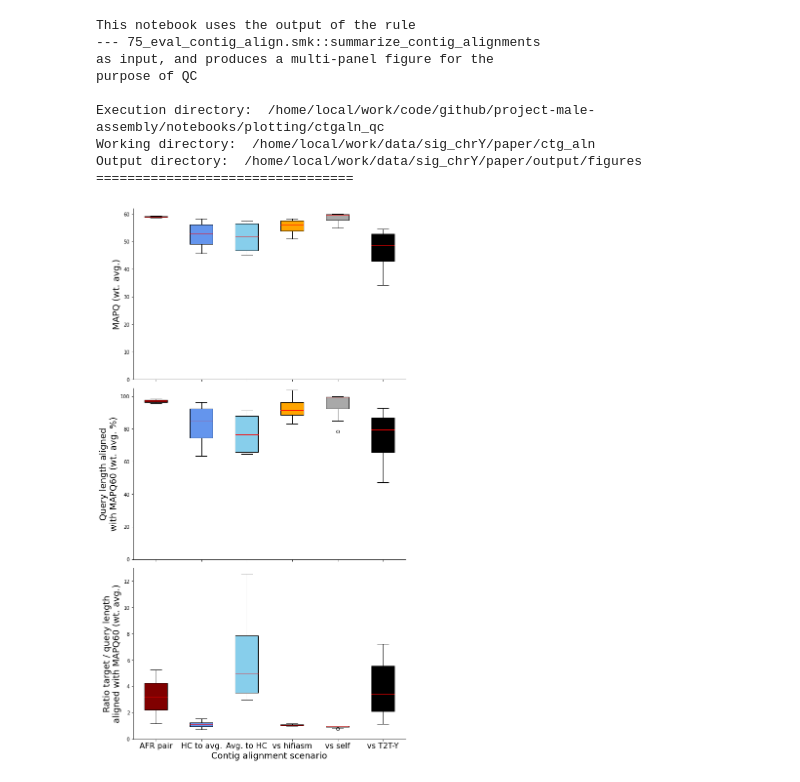
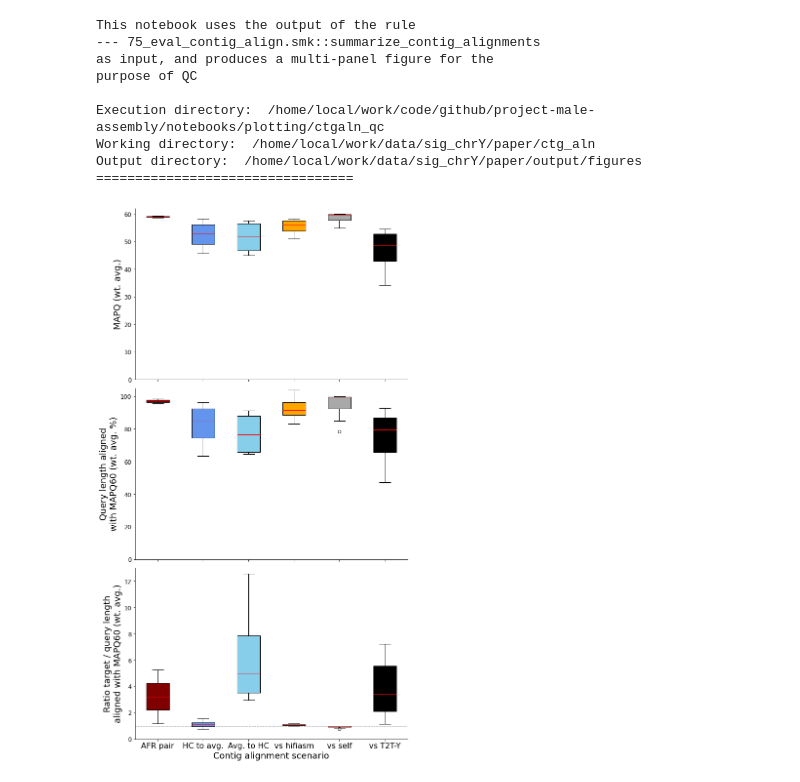
Before and after one commit to marschall-lab/project-male-assembly, a Jupyter notebook: notebooks/plotting/ctgaln_qc/ctgaln_multipanel_qc.ipynb, the cells around one changed output. Cells and saved outputs as stored; diff of their text form; code cells hidden in the pictures.

```diff
--- a/notebooks/plotting/ctgaln_qc/ctgaln_multipanel_qc.ipynb
+++ b/notebooks/plotting/ctgaln_qc/ctgaln_multipanel_qc.ipynb
@@ -13,7 +13,12 @@ as input, and produces a multi-panel figure for the
 purpose of QC
 """
 
+plt.rcParams['pdf.fonttype'] = 42
+plt.rcParams['ps.fonttype'] = 42
+
 print(desc)
+
+save_plots = True
 
 repo_dir = pl.Path('/home/local/work/code/github/project-male-assembly').resolve(strict=True)
 exec_dir = pl.Path('.').resolve(strict=True)
@@ -98,43 +103,47 @@ for axrow, (stat_label, stat_select, plot_type, stat_range) in enumerate(statist
     ax = axes[axrow]
     bx = ax.boxplot(
         group_data,
         positions=group_data_pos,
         patch_artist=True,
         medianprops={'color': 'red'}
     )
     ax.set_ylim(stat_range)
     for patch, color in zip(bx['boxes'], [t[3] for t in groups[:len(group_data)]]):
         patch.set_facecolor(color)
     ax.set_ylabel(stat_label, fontsize=18)
     ax.spines['top'].set_visible(False)
     ax.spines['right'].set_visible(False)
     if axrow == 2:
         ax.set_xticks(np.arange(1, 7))
         ax.set_xticklabels([t[0] for t in groups], fontsize=16)
         ax.set_xlabel('Contig alignment scenario', fontsize=18)
+        ax.axhline(1, 0, 1, ls='dashed', lw=1, zorder=0, c='grey')
+    ax.tick_params(axis='y', which='major', labelsize=12)
 
 plt.subplots_adjust(wspace=0., hspace=0.05)
 
-plt.savefig(
-    out_dir / pl.Path(f'{fig_name}.png'),
-    dpi=150,
-    bbox_inches='tight',
-    transparent=False
-)
-
-plt.savefig(
-    out_dir / pl.Path(f'{fig_name}.pdf'),
-    bbox_inches='tight',
-    transparent=False
-)
+if save_plots:
+    plt.savefig(
+        out_dir / pl.Path(f'{fig_name}.png'),
+        dpi=150,
+        bbox_inches='tight',
+        transparent=None,
+        facecolor="w"
+    )
+    plt.savefig(
+        out_dir / pl.Path(f'{fig_name}.pdf'),
+        bbox_inches='tight',
+        transparent=None,
+        facecolor="w"
+    )
 # %% [output]
 This notebook uses the output of the rule
 --- 75_eval_contig_align.smk::summarize_contig_alignments
 as input, and produces a multi-panel figure for the
 purpose of QC
 
 Execution directory:  /home/local/work/code/github/project-male-assembly/notebooks/plotting/ctgaln_qc
 Working directory:  /home/local/work/data/sig_chrY/paper/ctg_aln
 Output directory:  /home/local/work/data/sig_chrY/paper/output/figures
 =================================
-[figure, old version]
+[figure, new version]
```
Also changed, not shown: 3 other files.
